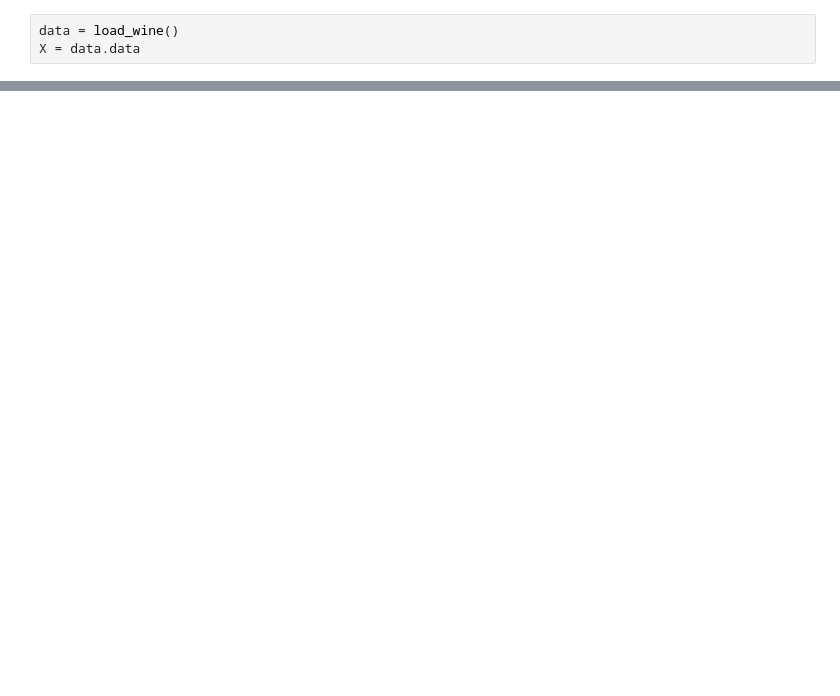
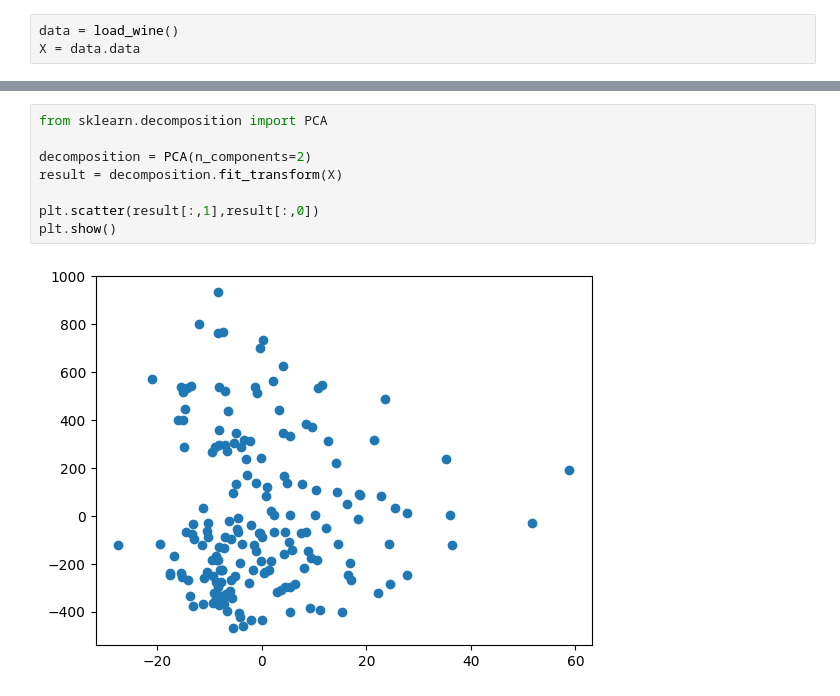
Before and after one commit to bhavberi/SMAI-Monsoon-23-24, a Jupyter notebook: 2021111013_assignment_2/P2.ipynb, the cells around one changed output, grey strips where cells are left out. Cells and saved outputs as stored; diff of their text form; blank space fills up the shorter version.

```diff
--- a/2021111013_assignment_2/P2.ipynb
+++ b/2021111013_assignment_2/P2.ipynb
@@ -183,0 +453,10 @@ Log-likelihood:  -4591.809254868103
+# %%
+from sklearn.decomposition import PCA
+
+decomposition = PCA(n_components=2)
+result = decomposition.fit_transform(X)
+
+plt.scatter(result[:,1],result[:,0])
+plt.show()
+# %% [output]
+[figure, added]
```
Also changed, not shown: parts of 16 cells of this notebook.
